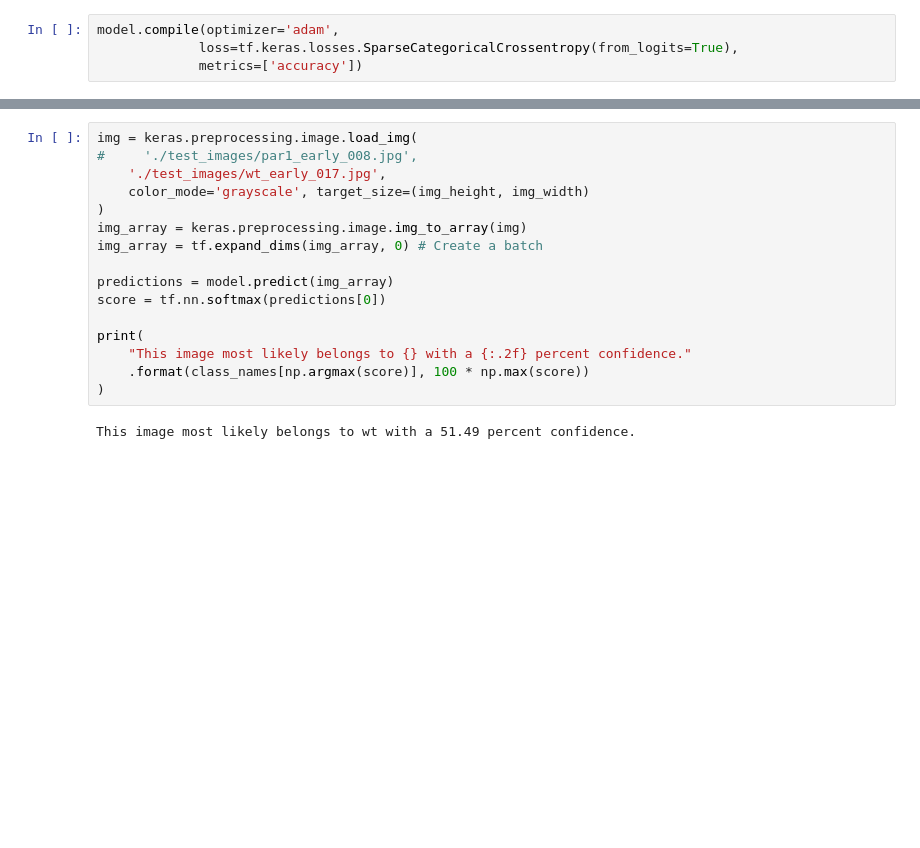
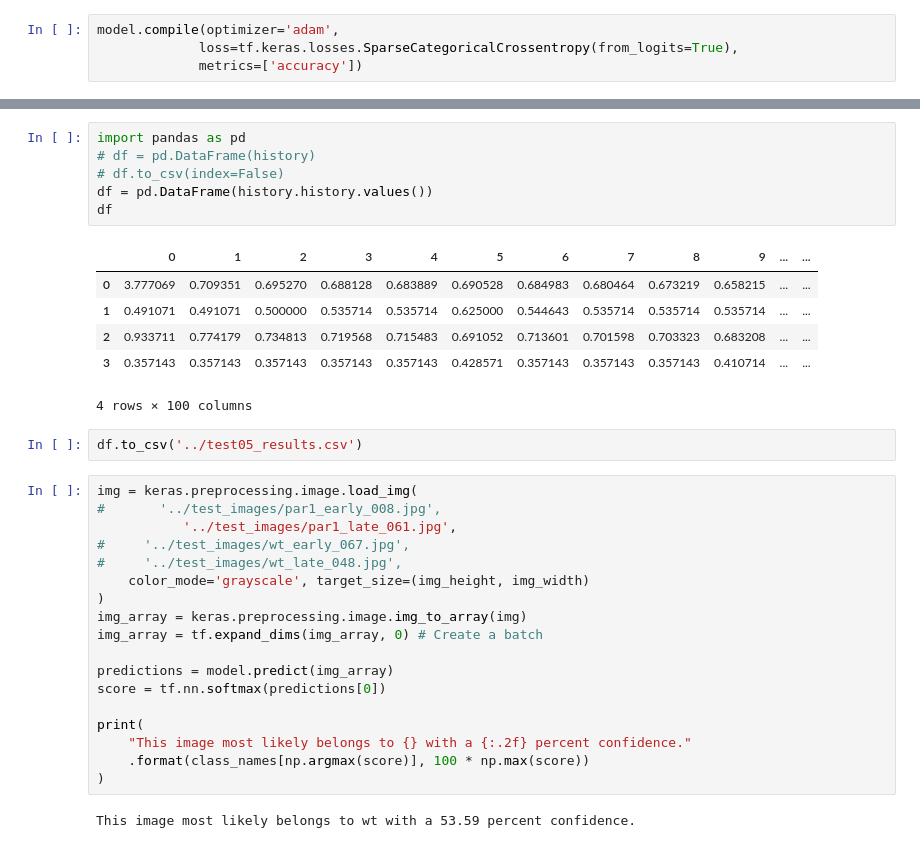
Before and after one commit to caocao0525/Cell001, a Jupyter notebook: test_001.ipynb, the cells around one changed output, grey strips where cells are left out. Saved outputs shown, nothing was run; the diff lists cells and outputs as text; blank space fills up the shorter version.

```diff
--- a/test_001.ipynb
+++ b/test_001.ipynb
@@ -332,7 +377,24 @@ plt.show()
+# %%
+import pandas as pd
+# df = pd.DataFrame(history)
+# df.to_csv(index=False)
+df = pd.DataFrame(history.history.values())
+df
+# %% [output]
+|  | 0 | 1 | 2 | 3 | 4 | 5 | 6 | 7 | 8 | 9 | ... | ... |
+| 0 | 3.777069 | 0.709351 | 0.695270 | 0.688128 | 0.683889 | 0.690528 | 0.684983 | 0.680464 | 0.673219 | 0.658215 | ... | ... |
+| 1 | 0.491071 | 0.491071 | 0.500000 | 0.535714 | 0.535714 | 0.625000 | 0.544643 | 0.535714 | 0.535714 | 0.535714 | ... | ... |
+| 2 | 0.933711 | 0.774179 | 0.734813 | 0.719568 | 0.715483 | 0.691052 | 0.713601 | 0.701598 | 0.703323 | 0.683208 | ... | ... |
+| 3 | 0.357143 | 0.357143 | 0.357143 | 0.357143 | 0.357143 | 0.428571 | 0.357143 | 0.357143 | 0.357143 | 0.410714 | ... | ... |
+4 rows × 100 columns
+# %%
+df.to_csv('../test05_results.csv')
 # %%
 img = keras.preprocessing.image.load_img(
-#     './test_images/par1_early_008.jpg',
-    './test_images/wt_early_017.jpg',
+#       '../test_images/par1_early_008.jpg',
+           '../test_images/par1_late_061.jpg',
+#     '../test_images/wt_early_067.jpg',
+#     '../test_images/wt_late_048.jpg',
     color_mode='grayscale', target_size=(img_height, img_width)
 )
 img_array = keras.preprocessing.image.img_to_array(img)
@@ -346,4 +408,4 @@ print(
     .format(class_names[np.argmax(score)], 100 * np.max(score))
 )
 # %% [output]
-This image most likely belongs to wt with a 51.49 percent confidence.
+This image most likely belongs to wt with a 53.59 percent confidence.
```
Also changed, not shown: parts of 23 cells of this notebook.
